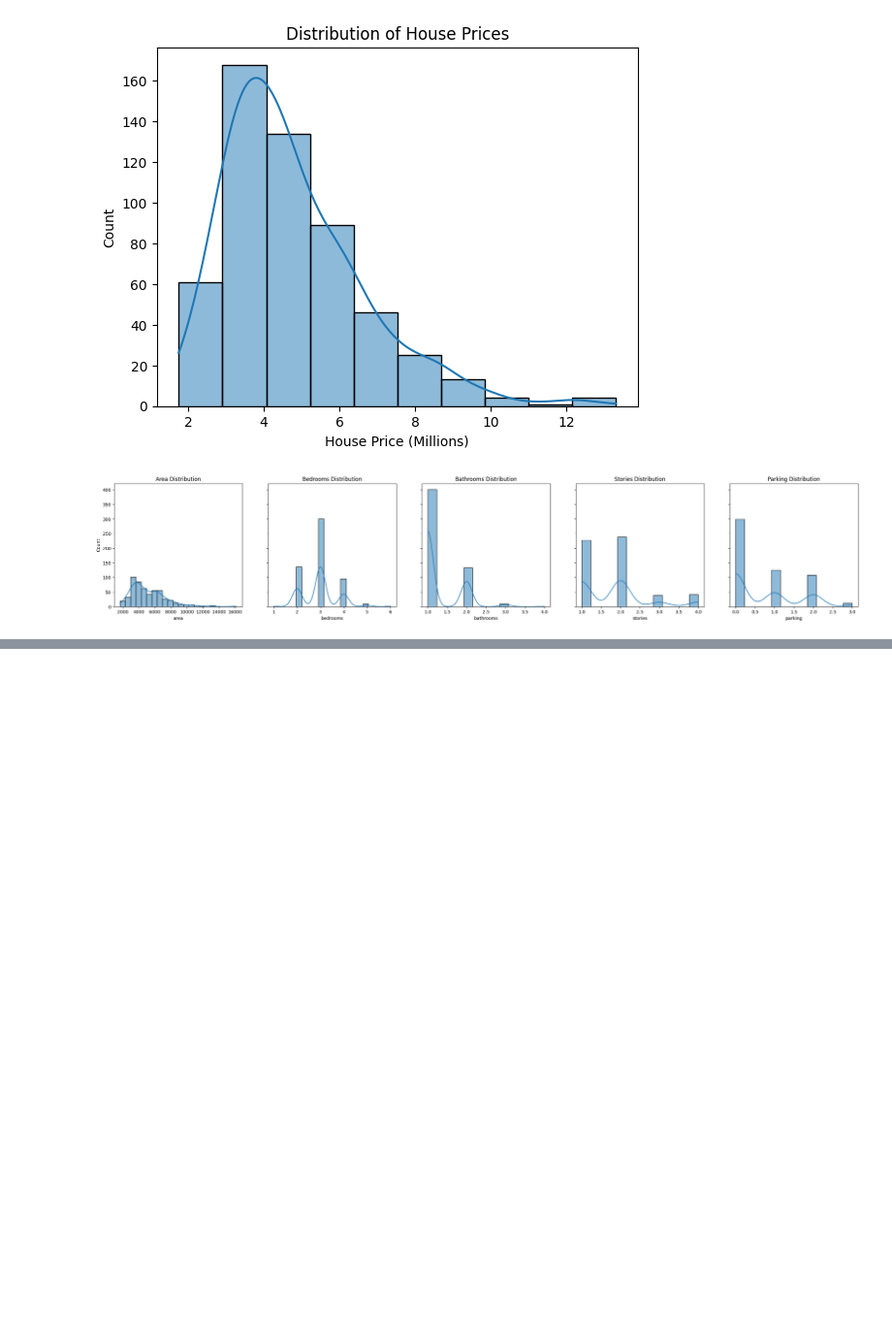
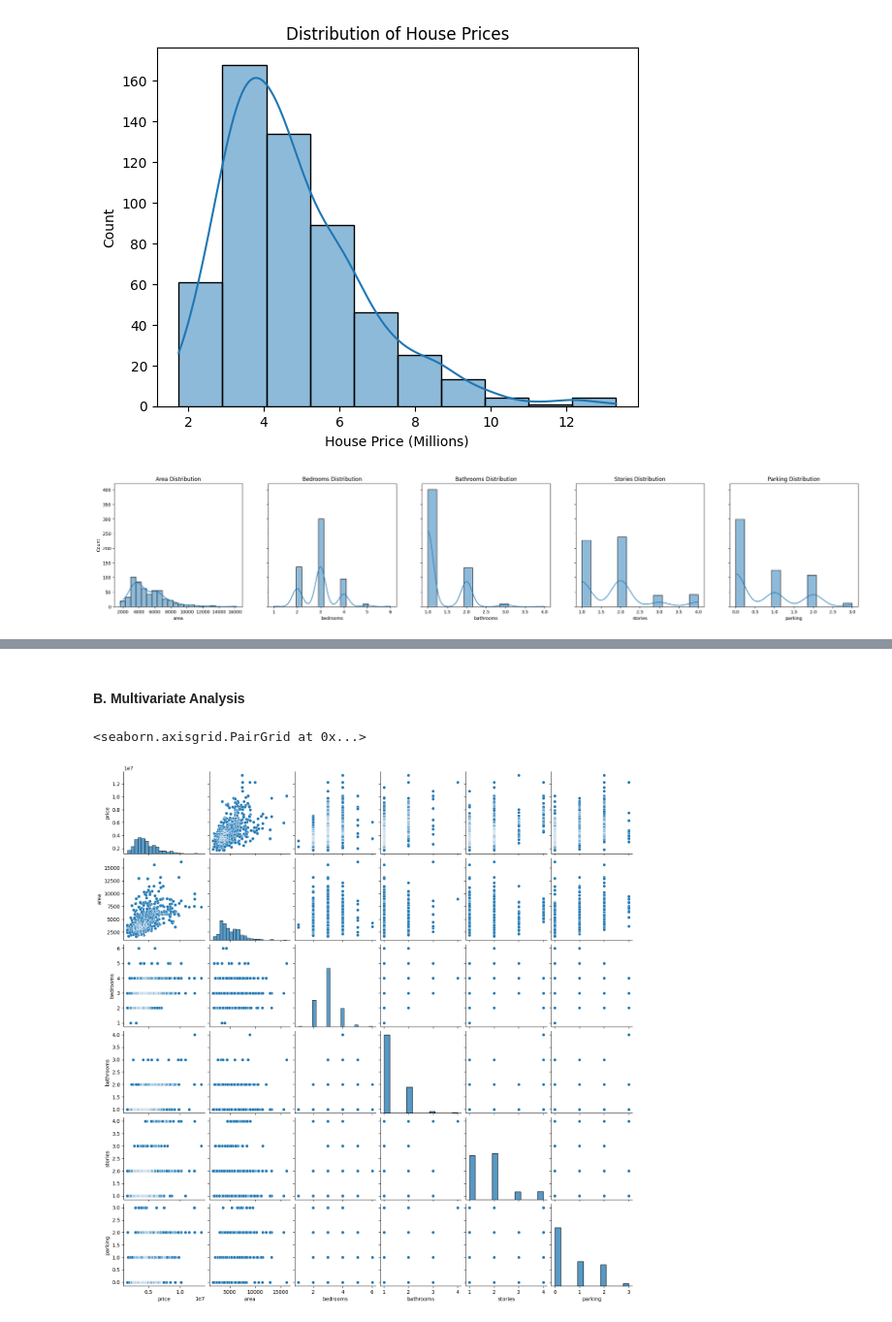
Before and after one commit to mut-rogers/House-Price-Prediction-with-Machine-Learning, a Jupyter notebook: notebook/solution.ipynb, the cells around one changed output, grey strips where cells are left out. Shown at 97% size. Drawn from its saved outputs; the diff is of its cells as text; code cells hidden in the pictures; blank space fills up the shorter version.

```diff
--- a/notebook/solution.ipynb
+++ b/notebook/solution.ipynb
@@ -86,0 +105,8 @@ for index, column in enumerate(columns):
+# %% [markdown]
+#### B. Multivariate Analysis
+# %%
+# Using a Pairplot
+sns.pairplot(dataset)
+# %% [output]
+<seaborn.axisgrid.PairGrid at 0x...>
+[figure, added]
```
Also changed, not shown: parts of 13 cells of this notebook.
